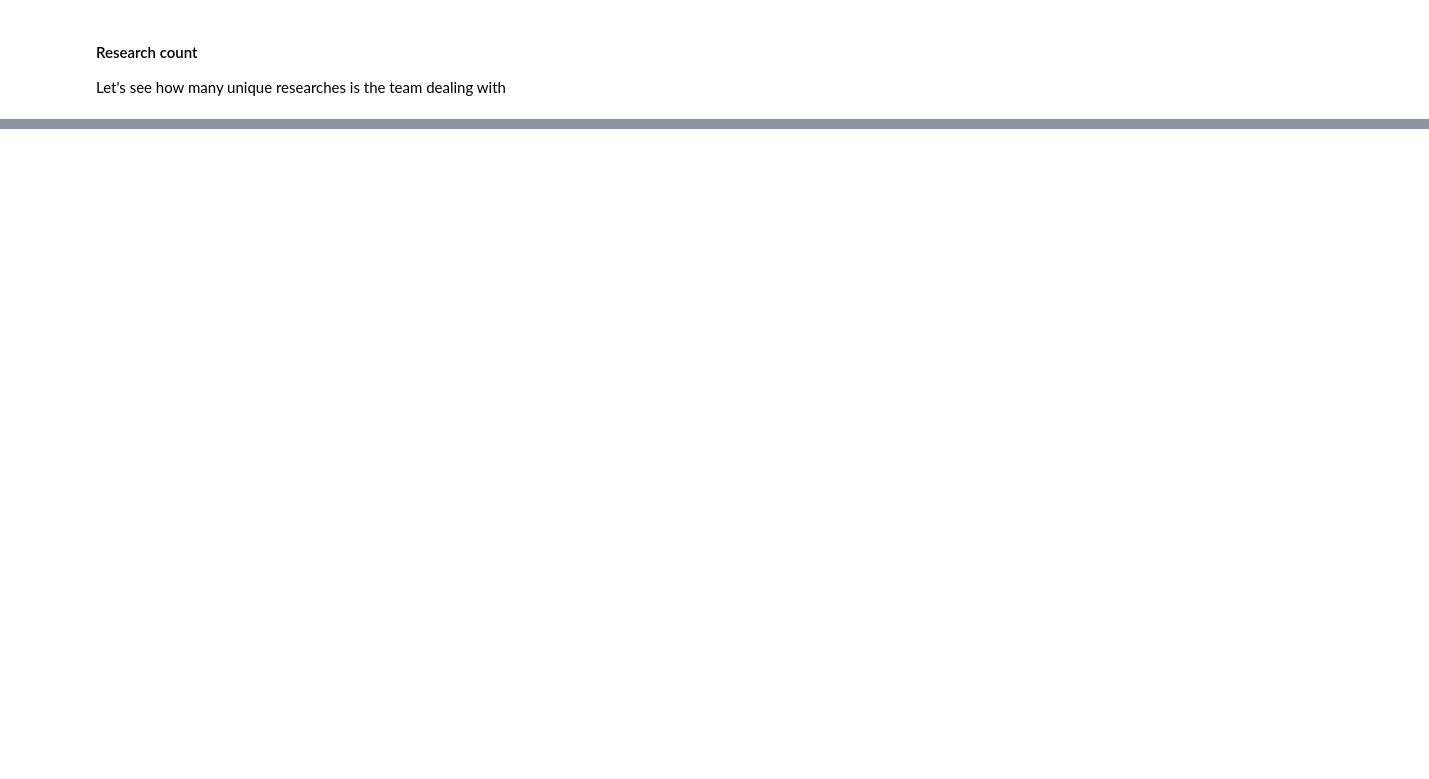
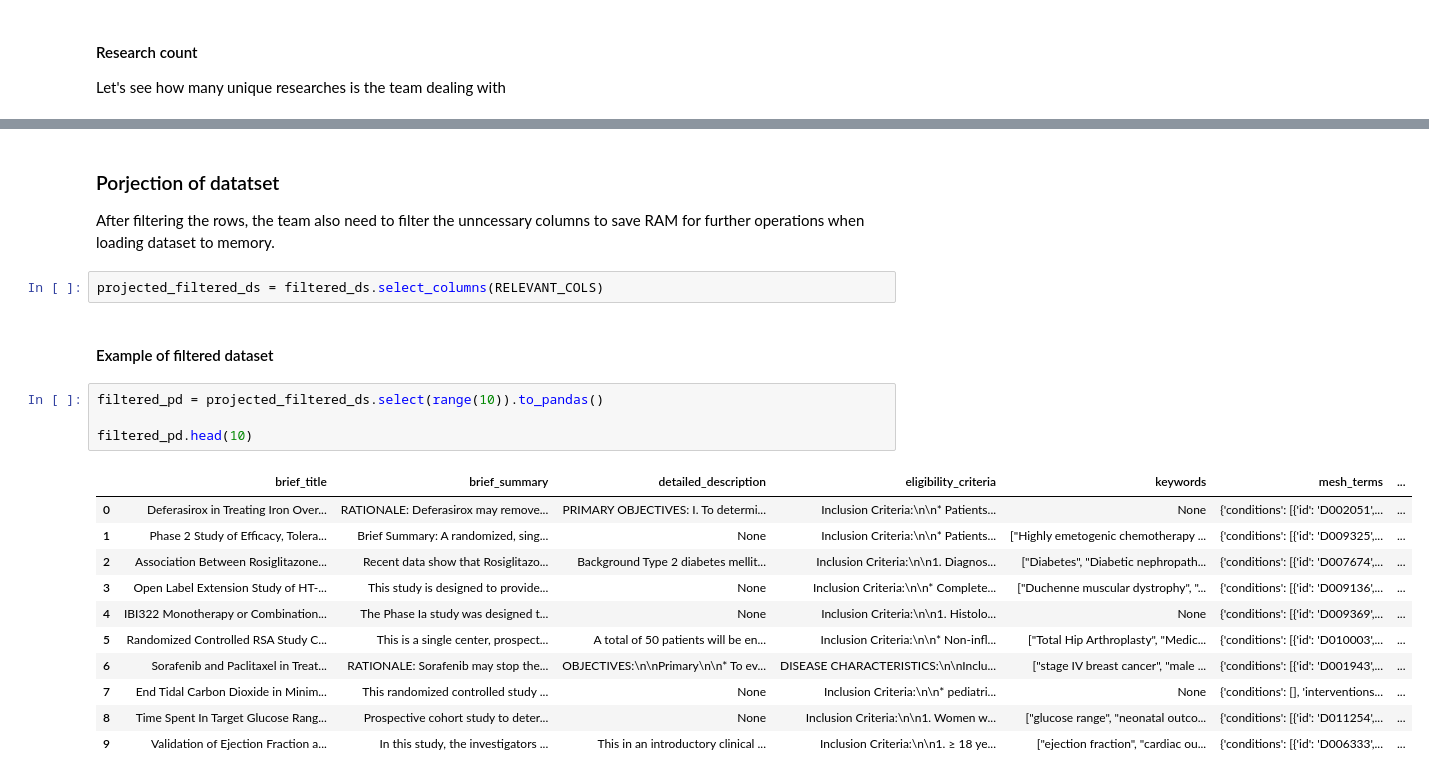
Before and after one commit to Kornimate/medical-topic-modeling, a Jupyter notebook: main.ipynb, the cells around one changed output, grey strips where cells are left out. Cells and saved outputs as stored; diff of their text form; blank space fills up the shorter version.

Commit message:
need to work a littlebit more on the notebook, need to write readme.md

```diff
--- a/main.ipynb
+++ b/main.ipynb
@@ -324,0 +365,24 @@ def iterate_batches(ds, batch_size=2000):
+# %% [markdown]
+### Porjection of datatset
+
+After filtering the rows, the team also need to filter the unncessary columns to save RAM for further operations when loading dataset to memory.
+# %%
+projected_filtered_ds = filtered_ds.select_columns(RELEVANT_COLS)
+# %% [markdown]
+#### Example of filtered dataset
+# %%
+filtered_pd = projected_filtered_ds.select(range(10)).to_pandas()
+
+filtered_pd.head(10)
+# %% [output]
+|  | brief_title | brief_summary | detailed_description | eligibility_criteria | keywords | mesh_terms | ... |
+| 0 | Deferasirox in Treating Iron Over... | RATIONALE: Deferasirox may remove... | PRIMARY OBJECTIVES: I. To determi... | Inclusion Criteria:\n\n* Patients... | None | {'conditions': [{'id': 'D002051',... | ... |
+| 1 | Phase 2 Study of Efficacy, Tolera... | Brief Summary: A randomized, sing... | None | Inclusion Criteria:\n\n* Patients... | ["Highly emetogenic chemotherapy ... | {'conditions': [{'id': 'D009325',... | ... |
+| 2 | Association Between Rosiglitazone... | Recent data show that Rosiglitazo... | Background Type 2 diabetes mellit... | Inclusion Criteria:\n\n1. Diagnos... | ["Diabetes", "Diabetic nephropath... | {'conditions': [{'id': 'D007674',... | ... |
+| 3 | Open Label Extension Study of HT-... | This study is designed to provide... | None | Inclusion Criteria:\n\n* Complete... | ["Duchenne muscular dystrophy", "... | {'conditions': [{'id': 'D009136',... | ... |
+| 4 | IBI322 Monotherapy or Combination... | The Phase Ia study was designed t... | None | Inclusion Criteria:\n\n1. Histolo... | None | {'conditions': [{'id': 'D009369',... | ... |
+| 5 | Randomized Controlled RSA Study C... | This is a single center, prospect... | A total of 50 patients will be en... | Inclusion Criteria:\n\n* Non-infl... | ["Total Hip Arthroplasty", "Medic... | {'conditions': [{'id': 'D010003',... | ... |
+| 6 | Sorafenib and Paclitaxel in Treat... | RATIONALE: Sorafenib may stop the... | OBJECTIVES:\n\nPrimary\n\n* To ev... | DISEASE CHARACTERISTICS:\n\nInclu... | ["stage IV breast cancer", "male ... | {'conditions': [{'id': 'D001943',... | ... |
+| 7 | End Tidal Carbon Dioxide in Minim... | This randomized controlled study ... | None | Inclusion Criteria:\n\n* pediatri... | None | {'conditions': [], 'interventions... | ... |
+| 8 | Time Spent In Target Glucose Rang... | Prospective cohort study to deter... | None | Inclusion Criteria:\n\n1. Women w... | ["glucose range", "neonatal outco... | {'conditions': [{'id': 'D011254',... | ... |
+| 9 | Validation of Ejection Fraction a... | In this study, the investigators ... | This in an introductory clinical ... | Inclusion Criteria:\n\n1. ≥ 18 ye... | ["ejection fraction", "cardiac ou... | {'conditions': [{'id': 'D006333',... | ... |
```
Also changed, not shown: parts of 23 cells of this notebook, 1 other file.
